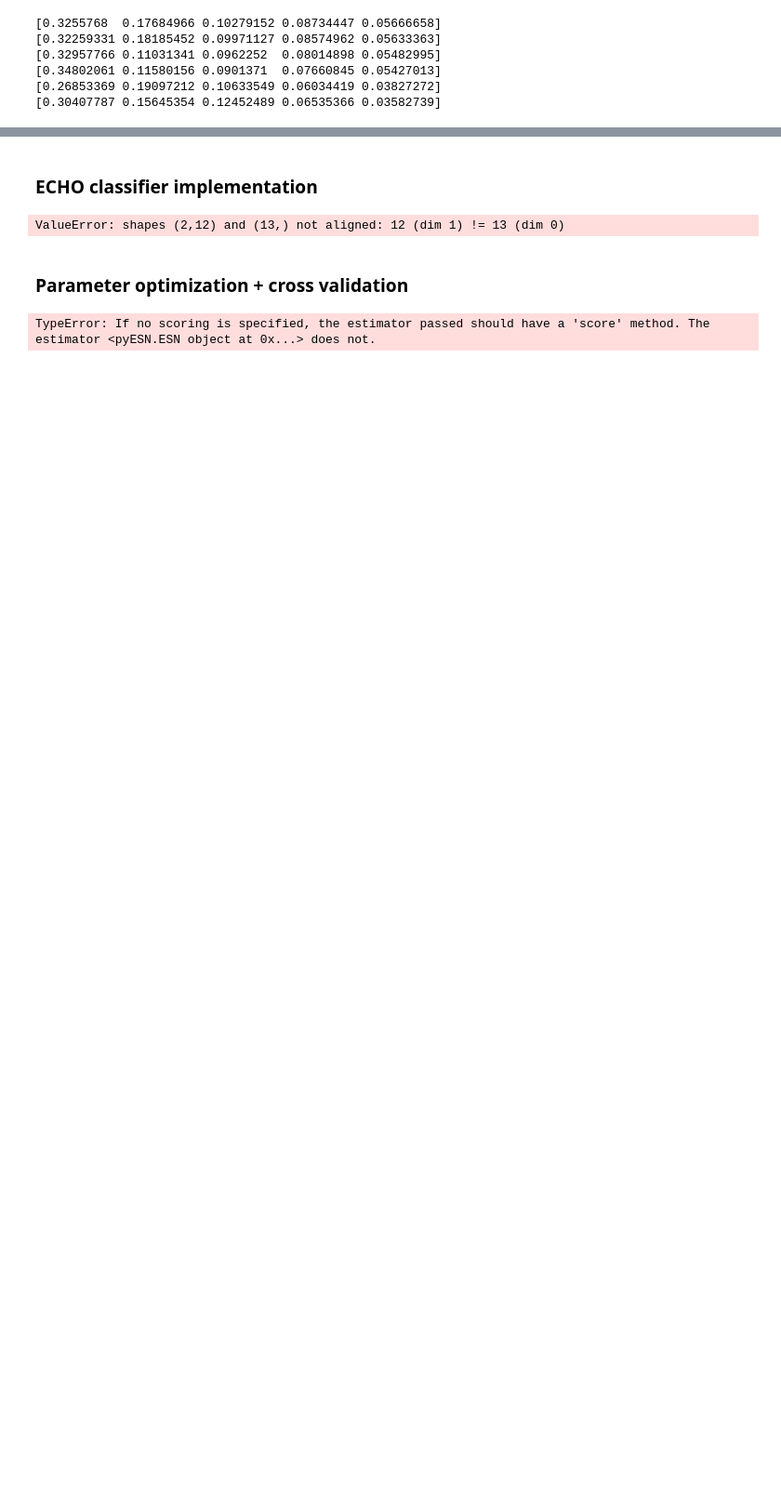
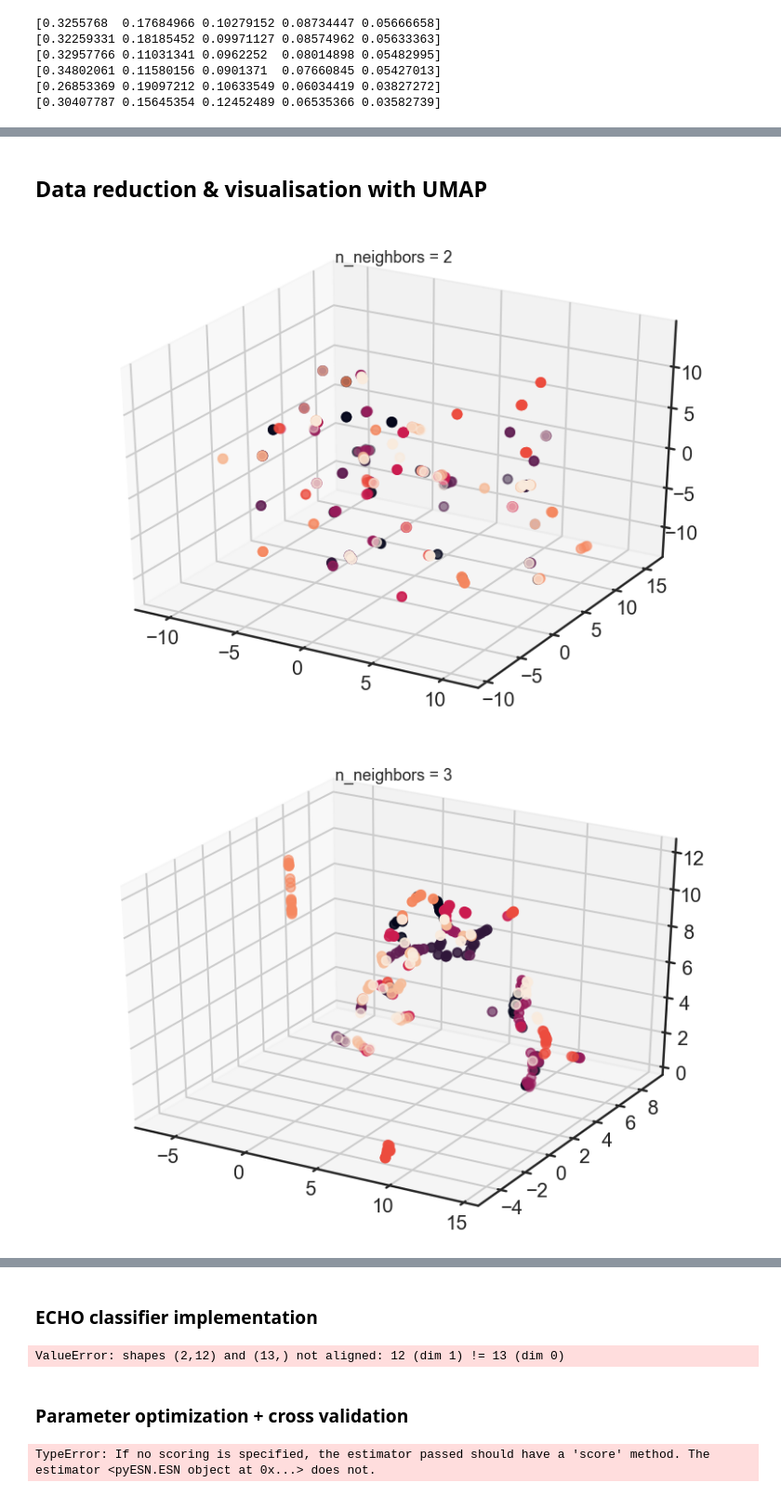
Before and after one commit to postnubilaphoebus/Jap_Speak_Recog, a Jupyter notebook: MLproject_JapaneseVowel.ipynb, the cells around one changed output, grey strips where cells are left out. Shown at 93% size. Saved outputs shown, nothing was run; the diff lists cells and outputs as text; code cells hidden in the pictures; blank space fills up the shorter version.

Commit message:
add UMAP visualisation from previously deleted commit

```diff
--- a/MLproject_JapaneseVowel.ipynb
+++ b/MLproject_JapaneseVowel.ipynb
@@ -373,0 +418,2 @@ for PCAInputs in trainInputsList:
+# %% [markdown]
+## Data reduction & visualisation with UMAP
@@ -373,0 +436,27 @@ for PCAInputs in trainInputsList:
+# %%
+def umapCalc(input_data, n_neighbors, n_components, min_dist):
+    reducer = umap.UMAP(n_neighbors=n_neighbors, n_components = n_components, min_dist = min_dist)
+    embedding = reducer.fit_transform(input_data)
+    return embedding
+
+def drawUmap(input_data, input_labels, n_neighbors=15, min_dist=0.1, n_components=2, metric='euclidean', title=''):
+    fit = umap.UMAP(
+        n_neighbors=n_neighbors,
+        min_dist=min_dist,
+        n_components=n_components,
+        metric=metric
+    )
+    u = fit.fit_transform(input_data)
+    fig = plt.figure()
+    if n_components == 1:
+        ax = fig.add_subplot(111)
+        ax.scatter(u[:,0], range(len(u)), c=input_labels)
+    if n_components == 2:
+        ax = fig.add_subplot(111)
+        ax.scatter(u[:,0], u[:,1], c=input_labels)
+    if n_components == 3:
+        ax = fig.add_subplot(111, projection='3d')
+        ax.scatter(u[:,0], u[:,1], u[:,2], c=input_labels, s=100)
+    if n_components > 3:
+        print("ERROR: Cannot draw more than 3 dimensions")
+    plt.title(title, fontsize=18)
@@ -373,0 +486,6 @@ for PCAInputs in trainInputsList:
+# %%
+for n in (2, 3, 4, 5, 6, 7, 8, 9, 10, 11, 12):
+    drawUmap(input_data = trainInputsSquaredPost, input_labels = trainOutputsNew, n_neighbors=n, n_components = 3, title='n_neighbors = {}'.format(n))
+# %% [output]
+[figure, added]
+[figure, added]
```
Also changed, not shown: parts of 16 cells of this notebook.
